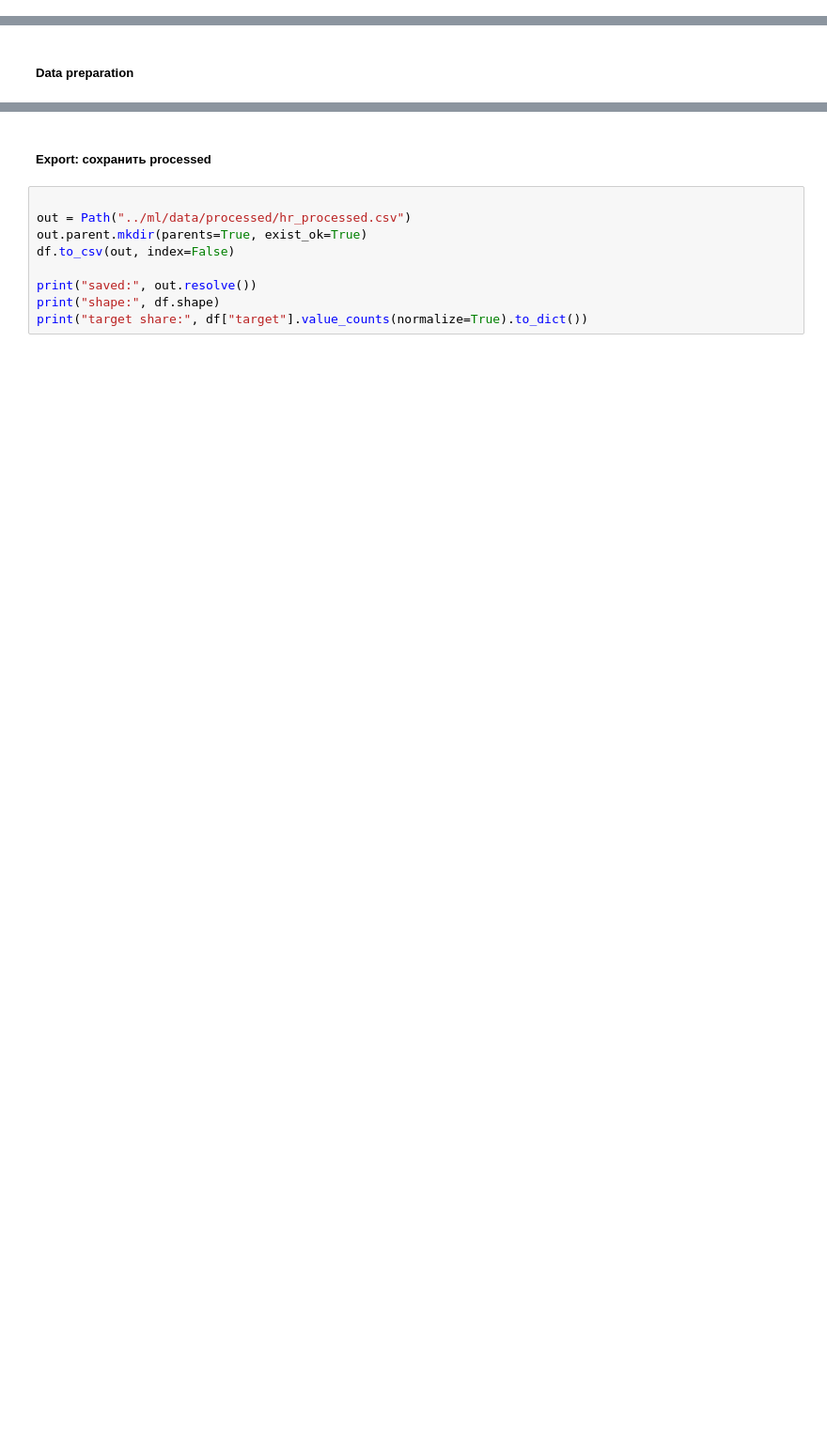
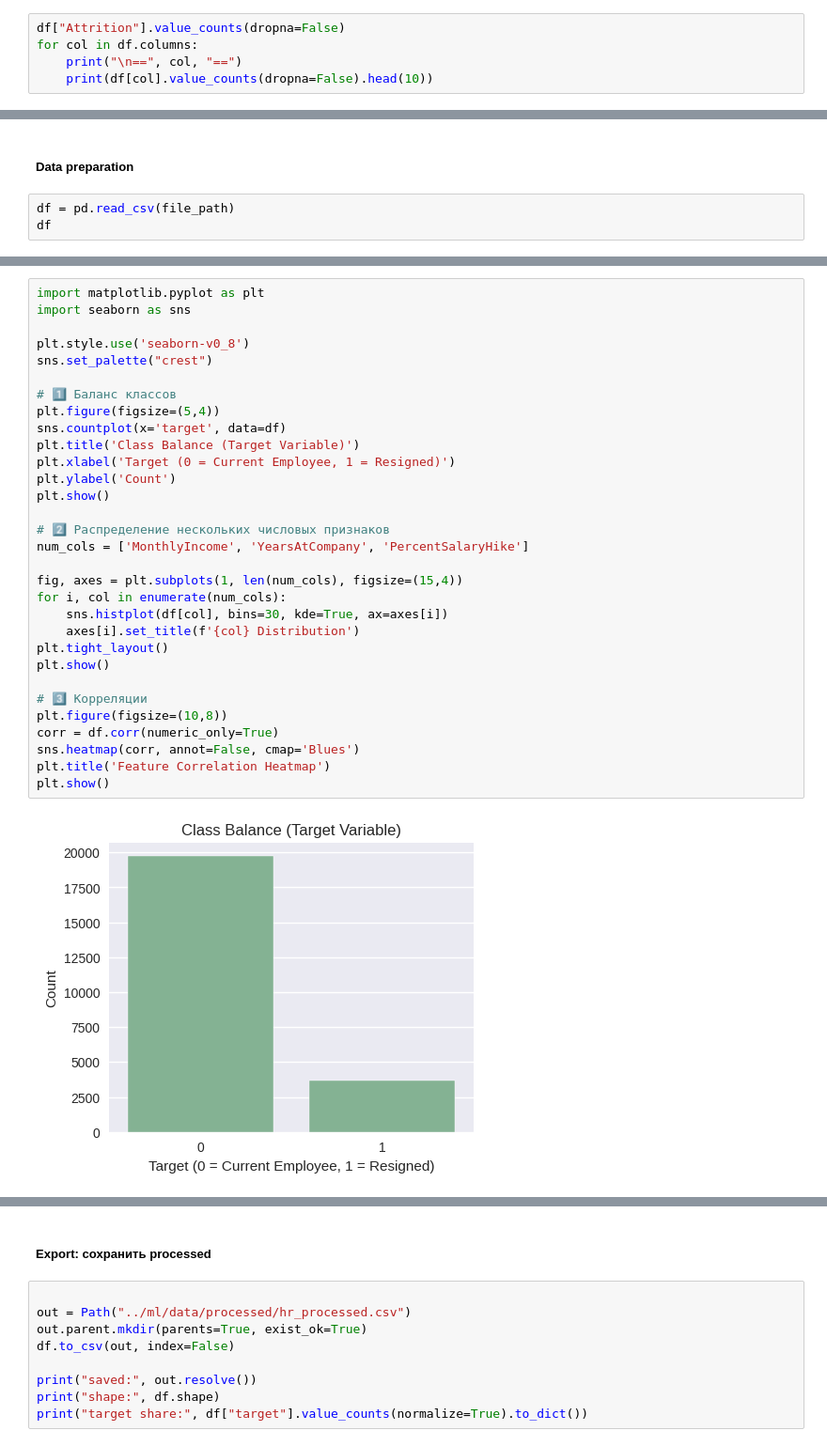
Before and after one commit to AxmetES/ml-Fast-API, a Jupyter notebook: notebooks/01_eda.ipynb, the cells around one changed output, grey strips where cells are left out. Shown at 94% size. Drawn from its saved outputs; the diff is of its cells as text; blank space fills up the shorter version.

```diff
--- a/notebooks/01_eda.ipynb
+++ b/notebooks/01_eda.ipynb
@@ -53,0 +69,5 @@ Name: count, dtype: int64
+# %%
+df["Attrition"].value_counts(dropna=False)
+for col in df.columns:
+    print("\n==", col, "==")
+    print(df[col].value_counts(dropna=False).head(10))
@@ -54,2 +107,5 @@ Name: count, dtype: int64
 # %% [markdown]
 ##### Data preparation
+# %%
+df = pd.read_csv(file_path)
+df
@@ -88,0 +137,33 @@ top missing after: {'Age': 0.0, 'Attrition': 0.0, 'BusinessTravel': 0.0, 'DailyR
+# %%
+import matplotlib.pyplot as plt
+import seaborn as sns
+
+plt.style.use('seaborn-v0_8')
+sns.set_palette("crest")
+
+# 1️⃣ Баланс классов
+plt.figure(figsize=(5,4))
+sns.countplot(x='target', data=df)
+plt.title('Class Balance (Target Variable)')
+plt.xlabel('Target (0 = Current Employee, 1 = Resigned)')
+plt.ylabel('Count')
+plt.show()
+
+# 2️⃣ Распределение нескольких числовых признаков
+num_cols = ['MonthlyIncome', 'YearsAtCompany', 'PercentSalaryHike']
+
+fig, axes = plt.subplots(1, len(num_cols), figsize=(15,4))
+for i, col in enumerate(num_cols):
+    sns.histplot(df[col], bins=30, kde=True, ax=axes[i])
+    axes[i].set_title(f'{col} Distribution')
+plt.tight_layout()
+plt.show()
+
+# 3️⃣ Корреляции
+plt.figure(figsize=(10,8))
+corr = df.corr(numeric_only=True)
+sns.heatmap(corr, annot=False, cmap='Blues')
+plt.title('Feature Correlation Heatmap')
+plt.show()
+# %% [output]
+[figure, added]
```
Also changed, not shown: parts of 13 cells of this notebook, 6 other files.
